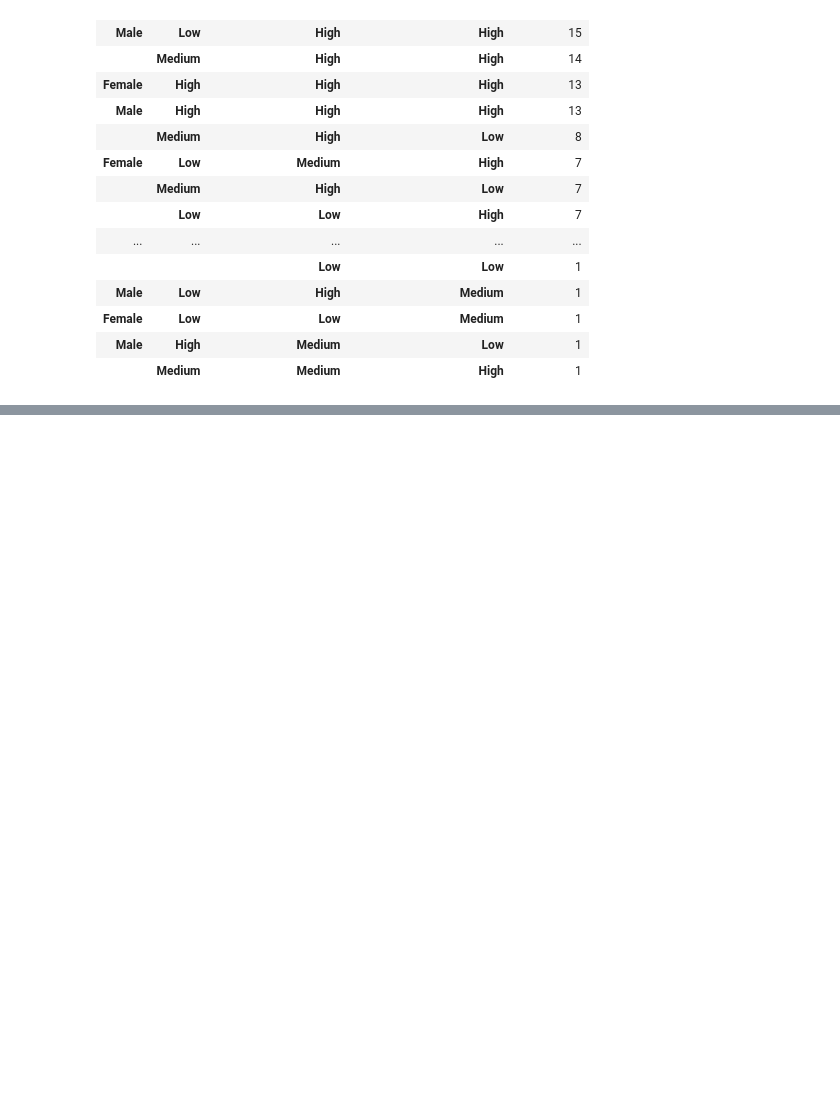
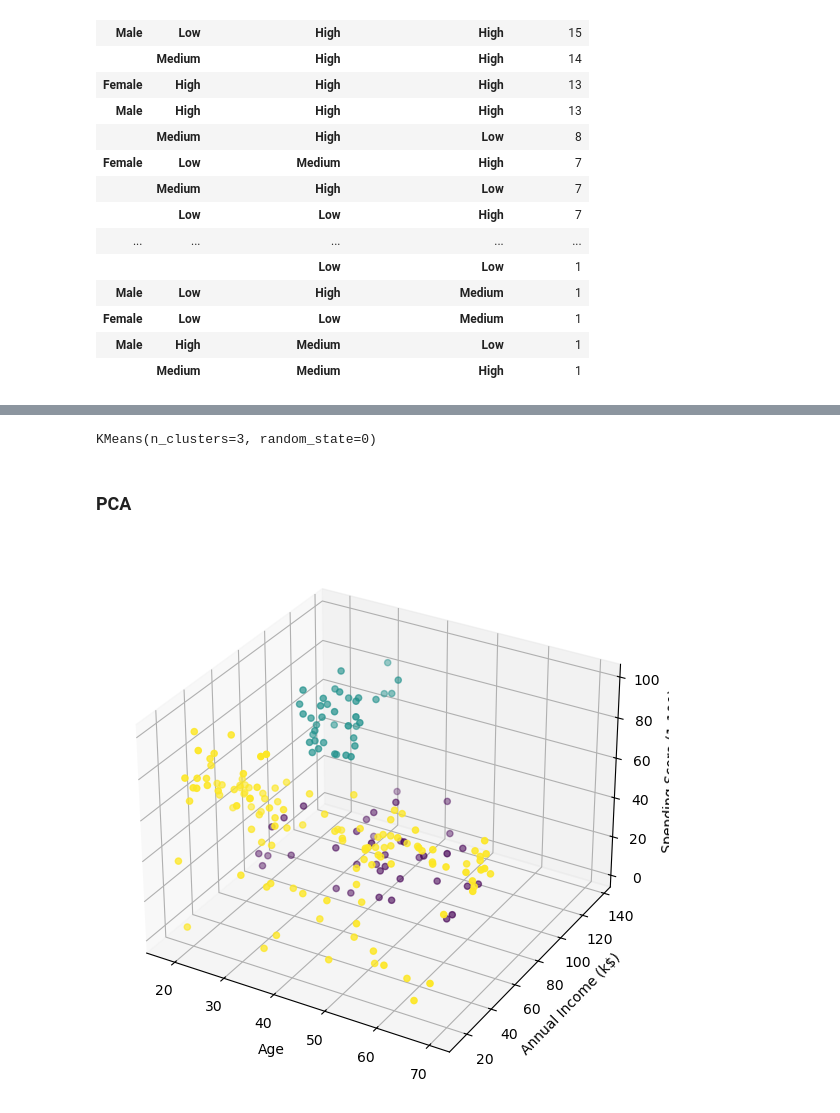
Before and after one commit to Abdelhamid2c/Customer-Segmentation-Mall, a Jupyter notebook: Untitled.ipynb, the cells around one changed output, grey strips where cells are left out. Saved outputs shown, nothing was run; the diff lists cells and outputs as text; code cells hidden in the pictures; blank space fills up the shorter version.

Commit message:
"Kmeans" + "PCA"

```diff
--- a/Untitled.ipynb
+++ b/Untitled.ipynb
@@ -156,0 +161,9 @@ data.groupby(['Gender',
+# %%
+num_clusters = 3
+
+X = data[['Age', 'Annual Income (k$)', 'Spending Score (1-100)']]
+# %%
+kmeans = KMeans(num_clusters, random_state=0)
+kmeans.fit(X)
+# %% [output]
+KMeans(n_clusters=3, random_state=0)
@@ -156,0 +175,14 @@ data.groupby(['Gender',
+# %% [markdown]
+### PCA
+# %%
+from mpl_toolkits.mplot3d import Axes3D
+
+fig = plt.figure(figsize=(7, 7))
+ax = fig.add_subplot(111, projection='3d')
+ax.scatter(X['Age'], X['Annual Income (k$)'], X['Spending Score (1-100)'], c=kmeans.labels_)
+ax.set_xlabel('Age')
+ax.set_ylabel('Annual Income (k$)')
+ax.set_zlabel('Spending Score (1-100)')
+plt.show()
+# %% [output]
+[figure, added]
```
Also changed, not shown: parts of 7 cells of this notebook.
